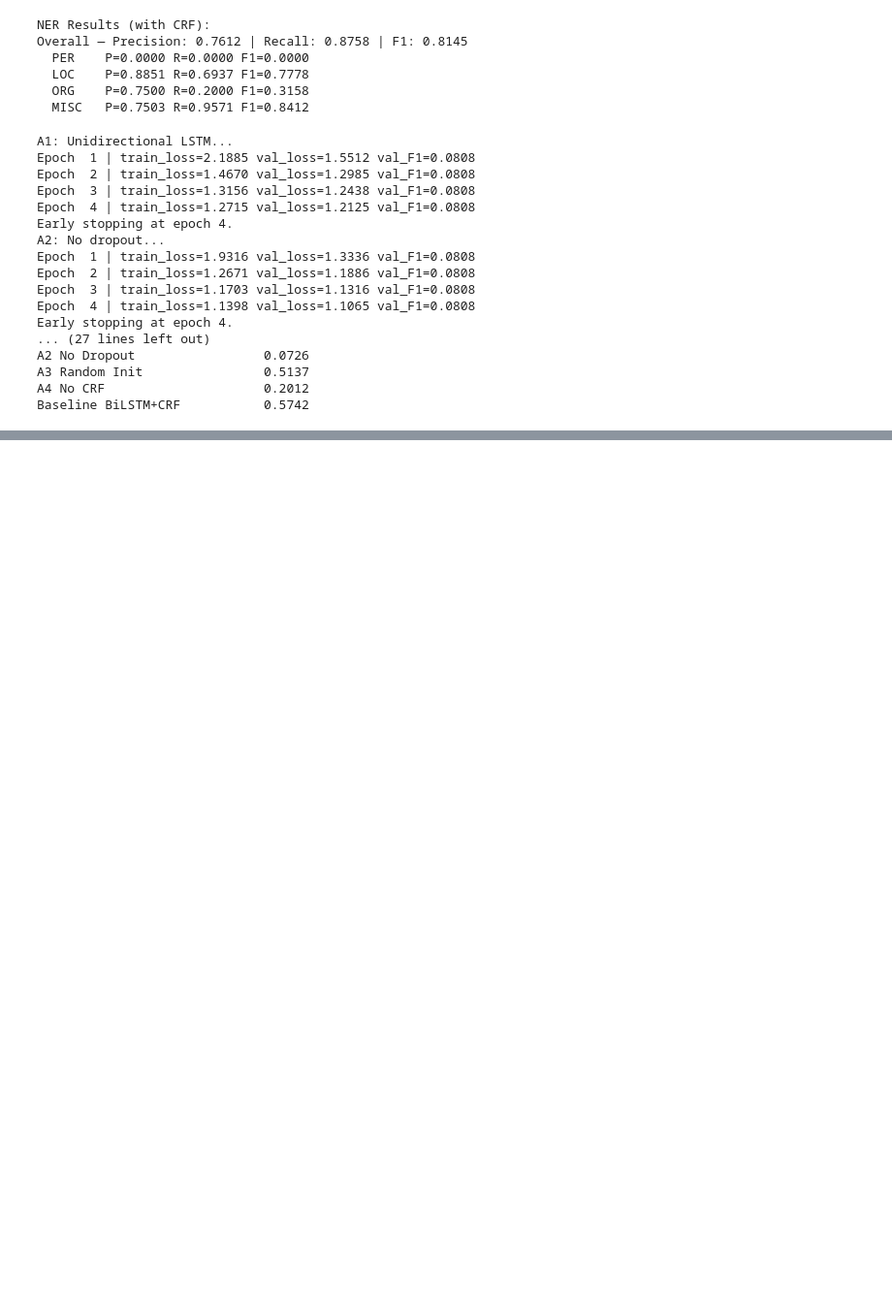
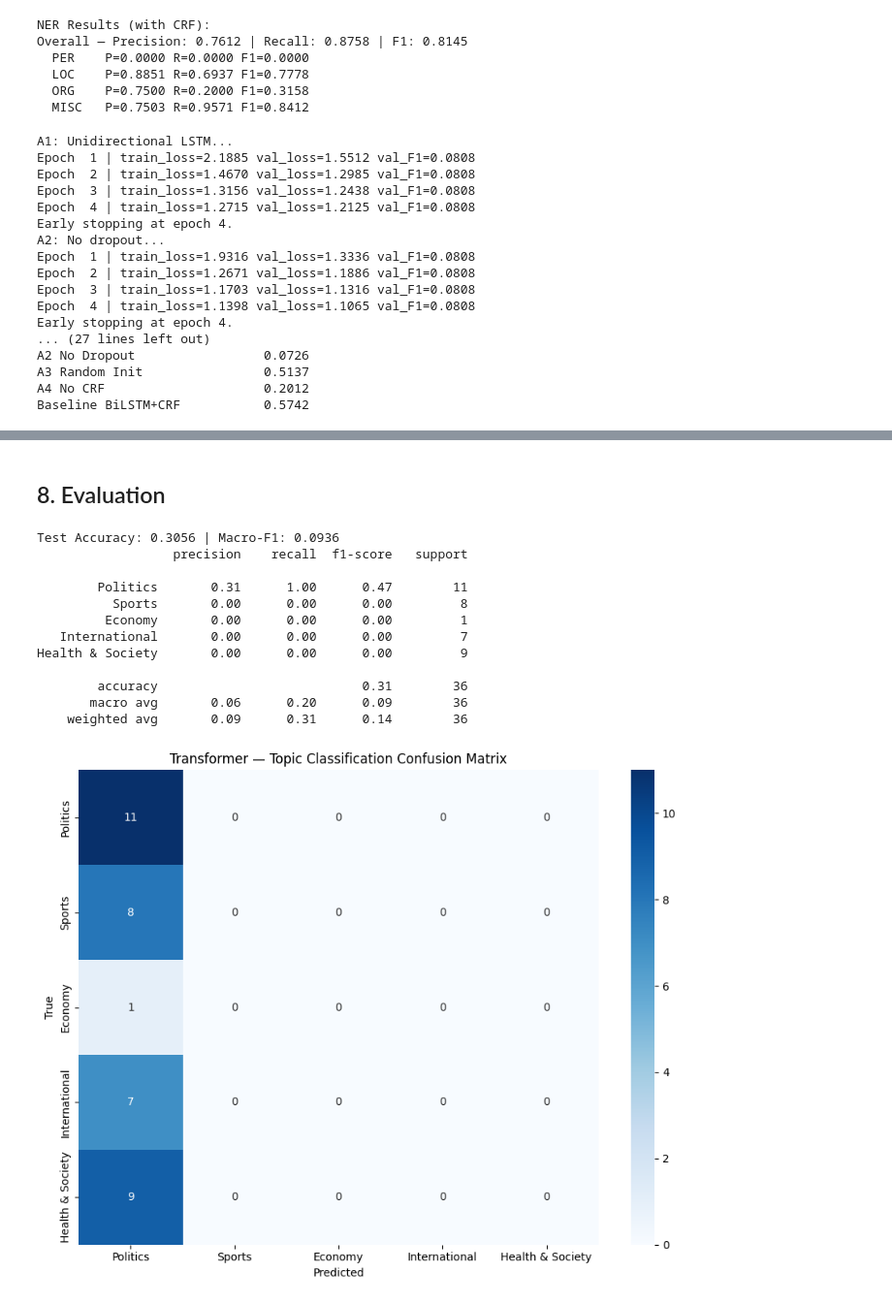
Before and after one commit to Saif1Shahzad/i23-2634-NLP-Assignment2, a Jupyter notebook: i23-2634_Assignment2_DS-A.ipynb, the cells around one changed output, grey strips where cells are left out. Shown at 97% size. Cells and saved outputs as stored; diff of their text form; code cells hidden in the pictures; blank space fills up the shorter version.

```diff
--- a/i23-2634_Assignment2_DS-A.ipynb
+++ b/i23-2634_Assignment2_DS-A.ipynb
@@ -1424,0 +1658,52 @@ Baseline BiLSTM+CRF           0.5742
+# %% [markdown]
+## 8. Evaluation
+# %%
+transformer.load_state_dict(torch.load('models/transformer_cls.pt', map_location=device))
+transformer.eval()
+
+if 'to_class_logits' not in globals():
+    def to_class_logits(logits, num_classes):
+        if logits.dim() == 2:
+            return logits
+        if logits.dim() == 3:
+            if logits.size(-1) == num_classes:
+                return logits[:, 0, :]
+            if logits.size(1) == num_classes:
+                return logits[:, :, 0]
+        raise ValueError(f'Unexpected logits shape: {tuple(logits.shape)}')
+
+all_pred_t, all_true_t = [], []
+with torch.no_grad():
+    for x, y in cls_test_dl:
+        x = x.to(device)
+        logits = to_class_logits(transformer(x), len(CATEGORIES))
+        all_pred_t.extend(logits.argmax(-1).cpu().tolist())
+        all_true_t.extend(y.tolist())
+
+test_acc = sum(t==p for t,p in zip(all_true_t,all_pred_t)) / len(all_true_t)
+test_f1  = f1_score(all_true_t, all_pred_t, average='macro', zero_division=0)
+print(f'Test Accuracy: {test_acc:.4f} | Macro-F1: {test_f1:.4f}')
+print(classification_report(all_true_t, all_pred_t, target_names=CATEGORIES, zero_division=0))
+
+# 5×5 Confusion matrix
+cm_t = confusion_matrix(all_true_t, all_pred_t)
+fig, ax = plt.subplots(figsize=(9, 7))
+sns.heatmap(cm_t, annot=True, fmt='d', xticklabels=CATEGORIES, yticklabels=CATEGORIES,
+            cmap='Blues', ax=ax)
+ax.set_title('Transformer — Topic Classification Confusion Matrix')
+ax.set_xlabel('Predicted'); ax.set_ylabel('True')
+plt.tight_layout(); plt.savefig('transformer_confusion_matrix.png', dpi=150); plt.show()
+# %% [output]
+Test Accuracy: 0.3056 | Macro-F1: 0.0936
+                  precision    recall  f1-score   support
+
+        Politics       0.31      1.00      0.47        11
+          Sports       0.00      0.00      0.00         8
+         Economy       0.00      0.00      0.00         1
+   International       0.00      0.00      0.00         7
+Health & Society       0.00      0.00      0.00         9
+
+        accuracy                           0.31        36
+       macro avg       0.06      0.20      0.09        36
+    weighted avg       0.09      0.31      0.14        36
+[figure, added]
```
Also changed, not shown: parts of 24 cells of this notebook, 6 other files.
